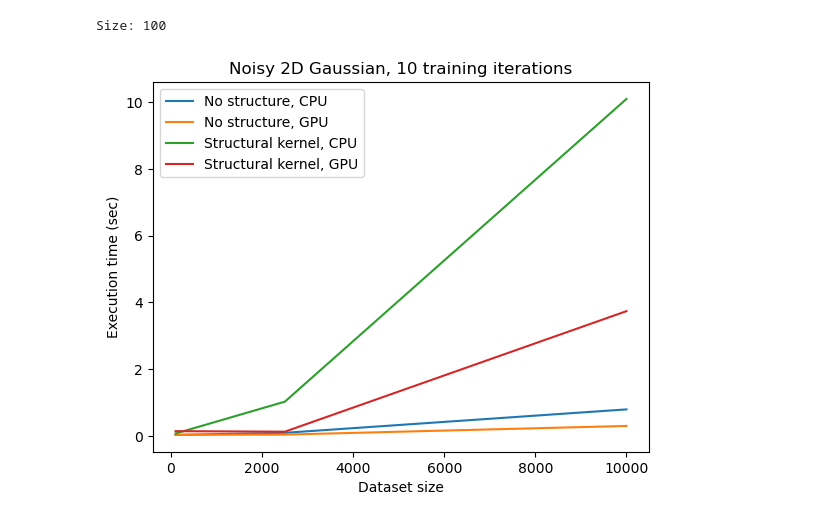
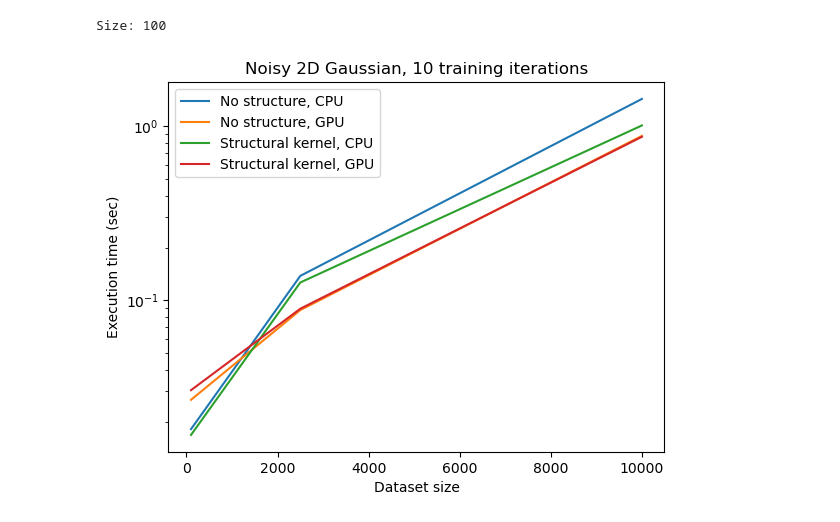
Before and after one commit to geo-smart/spacetime-elevation, a Jupyter notebook: contributors/keenan/train_benchmark.ipynb, the cells around one changed output. Drawn from its saved outputs; the diff is of its cells as text; code cells hidden in the pictures.

Commit message:
use non-interpolating grid GP

```diff
--- a/contributors/keenan/train_benchmark.ipynb
+++ b/contributors/keenan/train_benchmark.ipynb
@@ -27,3 +29,9 @@ import matplotlib.pyplot as plt
 from mpl_toolkits.mplot3d import Axes3D
 # %% [markdown]
 ## Make a toy dataset
+# %%
+x_lin = np.linspace(-3, 3, 100)
+y_lin = np.linspace(-3, 3, 100)
+
+grid  = np.array(np.meshgrid(x_lin, y_lin))
+print(grid.shape)
@@ -108,29 +122,24 @@ class ExactGPModel(gpytorch.models.ExactGP):
         return gpytorch.distributions.MultivariateNormal(mean_x, covar_x)
 
 class ExactGPModelGrid(gpytorch.models.ExactGP):
-    def __init__(self, train_x, train_y, likelihood):
+    def __init__(self, grid, train_x, train_y, likelihood):
         super(ExactGPModelGrid, self).__init__(train_x, train_y, likelihood)
-
-        # SKI requires a grid size hyperparameter. This util can help with that
-        grid_size = gpytorch.utils.grid.choose_grid_size(train_x)
-
+        num_dims = train_x.size(-1)
         self.mean_module = gpytorch.means.ConstantMean()
-        self.covar_module = gpytorch.kernels.ScaleKernel(
-            gpytorch.kernels.GridInterpolationKernel(
-                gpytorch.kernels.MaternKernel(), grid_size=grid_size, num_dims=2
-            )
-        )
+        self.covar_module = gpytorch.kernels.GridKernel(gpytorch.kernels.MaternKernel(), grid=grid)
 
     def forward(self, x):
         mean_x = self.mean_module(x)
         covar_x = self.covar_module(x)
         return gpytorch.distributions.MultivariateNormal(mean_x, covar_x)
 
-def train_gpytorch_model(xy_tensor, z_tensor, use_structure=False, use_gpu=False, n_iter=10):
-    ModelClass = ExactGPModelGrid if use_structure else ExactGPModel
+def train_gpytorch_model(xy_tensor, z_tensor, use_structure=False, use_gpu=False, n_iter=10, grid=None):
+    likelihood = gpytorch.likelihoods.GaussianLikelihood()
 
-    likelihood = gpytorch.likelihoods.GaussianLikelihood()
-    model = ModelClass(xy_tensor, z_tensor, likelihood)
+    if use_structure:
+        model = ExactGPModelGrid(grid, xy_tensor, z_tensor, likelihood)
+    else:
+        model = ExactGPModel(xy_tensor, z_tensor, likelihood)
 
     if use_gpu:
         xy_tensor = xy_tensor.cuda()
@@ -262,11 +255,12 @@ t_df["Size"] = [s * s for s in sizes]
 # %%
 t_df.plot(x="Size")
 plt.xlabel("Dataset size")
 plt.ylabel("Execution time (sec)")
 plt.title("Noisy 2D Gaussian, 10 training iterations")
+plt.yscale("log")
 plt.show()
 # %% [output]
-[figure, old version]
+[figure, new version]
 # %%
 m_df = pd.DataFrame(
     mse_result,
```
Also changed, not shown: parts of 13 cells of this notebook.
